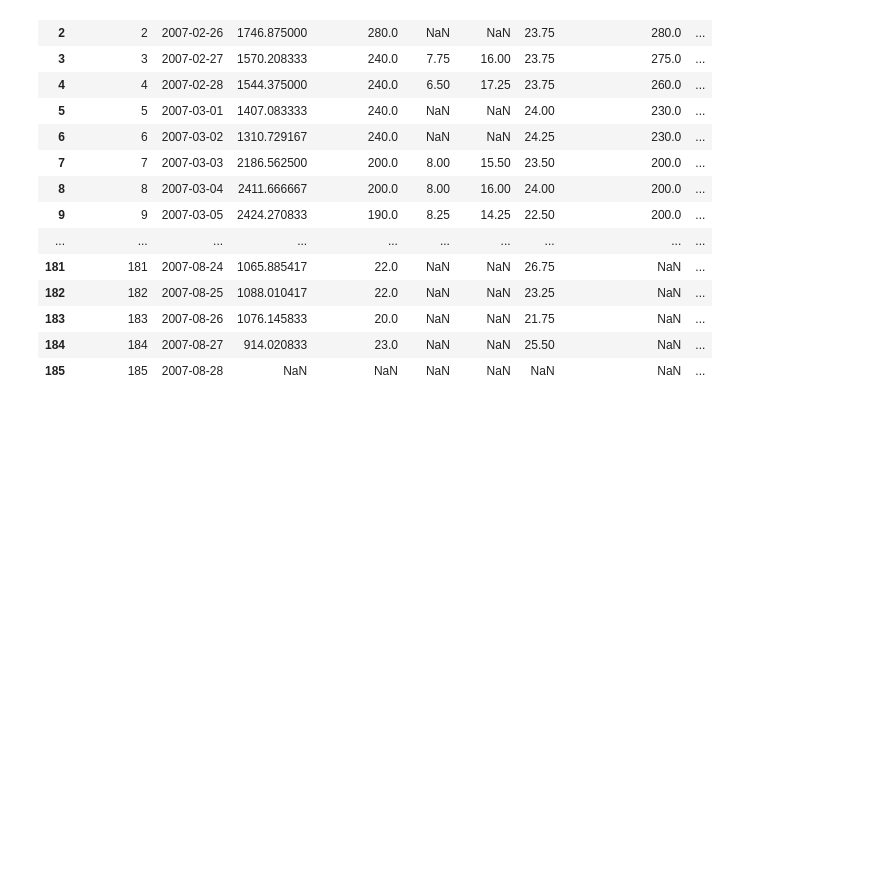
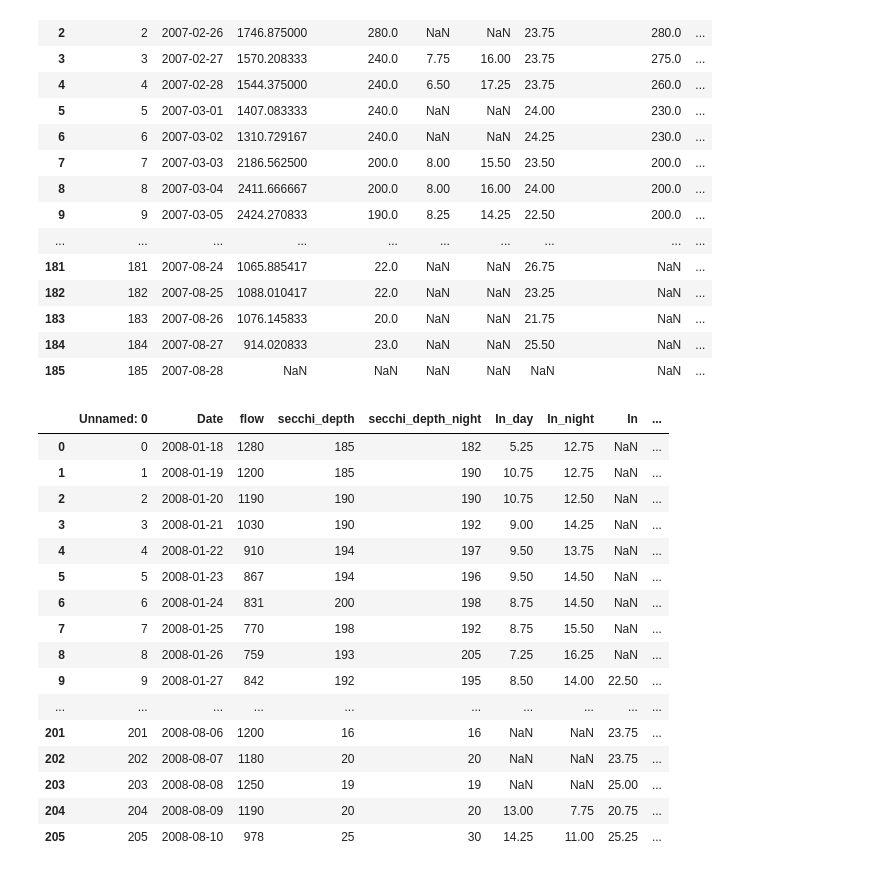
Before and after one commit to maria-kuruvilla/pied_piper, a Jupyter notebook: Puyallup/check_files_2004-2008.ipynb, the cells around one changed output. Saved outputs shown, nothing was run; the diff lists cells and outputs as text; code cells hidden in the pictures; blank space fills up the shorter version.

```diff
--- a/Puyallup/check_files_2004-2008.ipynb
+++ b/Puyallup/check_files_2004-2008.ipynb
@@ -163,7 +163,30 @@ with pd.option_context('display.max_rows', None, 'display.max_columns', None):
 # %%
 # I don't see secchi_depth_night here. also some of the estimate columns are names wrong.
 #Need to edit the origin jupyter notebook
 
 #done
 
 #need to 2008
+
+df_2008 = pd.read_csv(data_string + "2008_puyallup.csv")
+
+with pd.option_context('display.max_rows', None, 'display.max_columns', None):  # more options can be specified also
+    display(df_2008)
+# %% [output]
+|  | Unnamed: 0 | Date | flow | secchi_depth | secchi_depth_night | In_day | In_night | In | ... |
+| 0 | 0 | 2008-01-18 | 1280 | 185 | 182 | 5.25 | 12.75 | NaN | ... |
+| 1 | 1 | 2008-01-19 | 1200 | 185 | 190 | 10.75 | 12.75 | NaN | ... |
+| 2 | 2 | 2008-01-20 | 1190 | 190 | 190 | 10.75 | 12.50 | NaN | ... |
+| 3 | 3 | 2008-01-21 | 1030 | 190 | 192 | 9.00 | 14.25 | NaN | ... |
+| 4 | 4 | 2008-01-22 | 910 | 194 | 197 | 9.50 | 13.75 | NaN | ... |
+| 5 | 5 | 2008-01-23 | 867 | 194 | 196 | 9.50 | 14.50 | NaN | ... |
+| 6 | 6 | 2008-01-24 | 831 | 200 | 198 | 8.75 | 14.50 | NaN | ... |
+| 7 | 7 | 2008-01-25 | 770 | 198 | 192 | 8.75 | 15.50 | NaN | ... |
+| 8 | 8 | 2008-01-26 | 759 | 193 | 205 | 7.25 | 16.25 | NaN | ... |
+| 9 | 9 | 2008-01-27 | 842 | 192 | 195 | 8.50 | 14.00 | 22.50 | ... |
+| ... | ... | ... | ... | ... | ... | ... | ... | ... | ... |
+| 201 | 201 | 2008-08-06 | 1200 | 16 | 16 | NaN | NaN | 23.75 | ... |
+| 202 | 202 | 2008-08-07 | 1180 | 20 | 20 | NaN | NaN | 23.75 | ... |
+| 203 | 203 | 2008-08-08 | 1250 | 19 | 19 | NaN | NaN | 25.00 | ... |
+| 204 | 204 | 2008-08-09 | 1190 | 20 | 20 | 13.00 | 7.75 | 20.75 | ... |
+| 205 | 205 | 2008-08-10 | 978 | 25 | 30 | 14.25 | 11.00 | 25.25 | ... |
```
Also changed, not shown: parts of 2 cells of this notebook, 2 other files.
